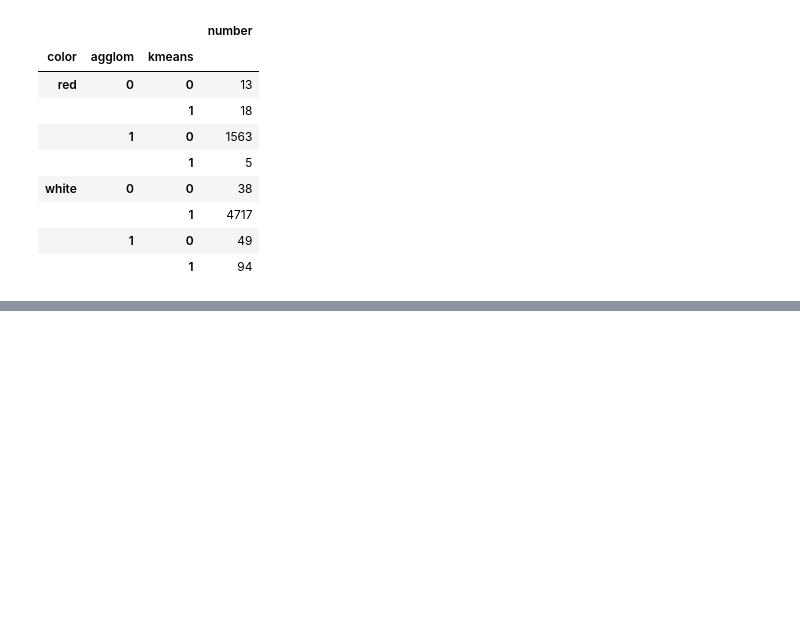
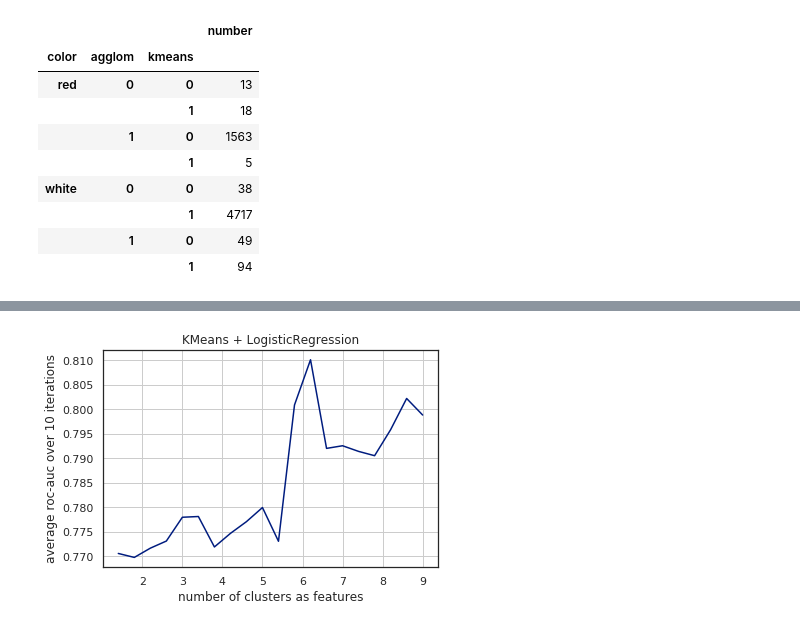
Before and after one commit to cleysonl/ML_Bootcamp_CLL, a Jupyter notebook: Unsupervised_ML_clustering.ipynb, the cells around one changed output, grey strips where cells are left out. Cells and saved outputs as stored; diff of their text form; code cells hidden in the pictures; blank space fills up the shorter version.

```diff
--- a/Unsupervised_ML_clustering.ipynb
+++ b/Unsupervised_ML_clustering.ipynb
@@ -234,0 +281,35 @@ den = hierarchy.dendogram(Z, orientation='top')
+# %%
+from sklearn.linear_model import LogisticRegression
+
+X_basis = data[float_columns]
+sss = StratifiedShuffleSplit(n_splits=10, random_state=6532)
+
+def create_kmeans_columns(n):
+  km = KMeans(n_clusters=n)
+  km.fit(X_basis)
+  km_col = pd.Series(km.predict(X_basis))
+  km_cols = pd.get_dummies(km_col, prefix='kmeans_cluster')
+  return pd.concat([X_basis, km_cols], axis = 1)
+
+estimator = LogisticRegression(solver='lbfgs')
+ns = range(1, 21)
+roc_auc_list = [get_avg_roc_10splits(estimator, create_kmeans_columns(n), y)
+                for n in ns]
+
+
+# seaborn styles
+sns.set_context('notebook')
+sns.set_style('white')
+sns.set_palette('dark')
+
+ax = plt.axes()
+ax.plot(ns, roc_auc_list)
+ax.set(
+    xticklabels= ns,
+    xlabel='number of clusters as features',
+    ylabel='average roc-auc over 10 iterations',
+    title='KMeans + LogisticRegression'
+)
+ax.grid(True)
+# %% [output]
+[figure, added]
```
Also changed, not shown: parts of 5 cells of this notebook.
